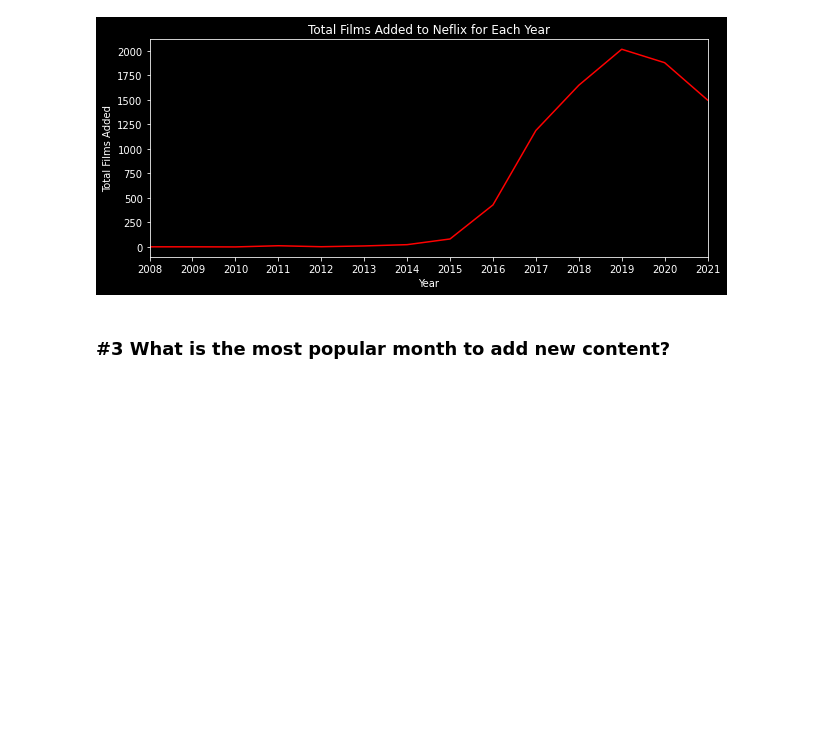
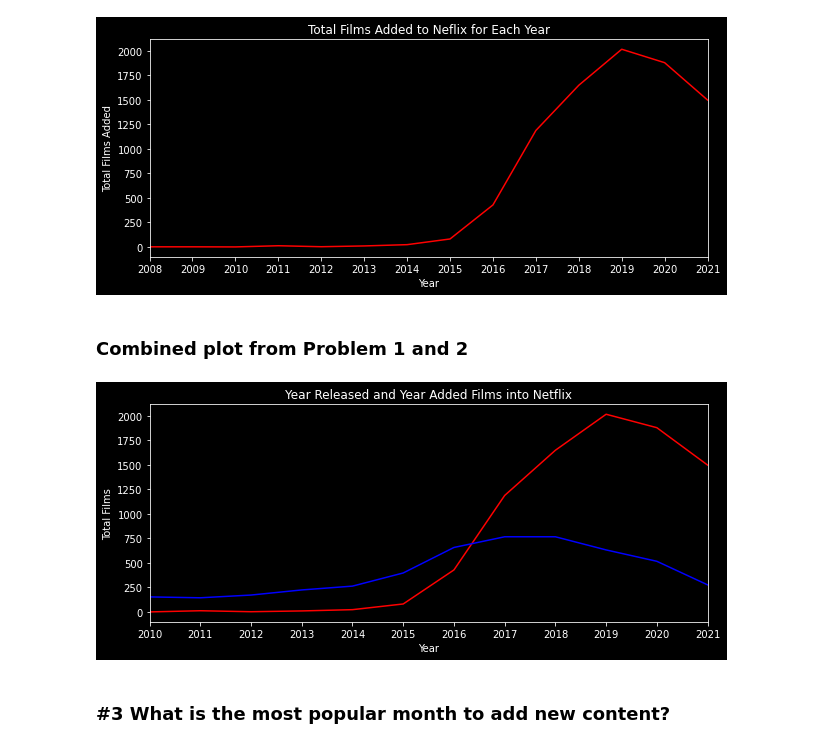
Before and after one commit to dwipaalfarisi/project-netflix-analysis, a Jupyter notebook: main.ipynb, the cells around one changed output. Cells and saved outputs as stored; diff of their text form; code cells hidden in the pictures; blank space fills up the shorter version.

```diff
--- a/main.ipynb
+++ b/main.ipynb
@@ -256,6 +256,34 @@ ax.xaxis.set_major_locator(ticker.MultipleLocator(tick_spacing))
 ax.margins(x=0)
 # %% [output]
 [figure]
+# %% [markdown]
+### Combined plot from Problem 1 and 2
+# %%
+
+# Plotting
+# Create figure and axis
+fig, ax = plt.subplots(figsize=(10, 4))
+
+# plot data
+ax.plot(year_added_period['date_added_year'], year_added_period['count'], c='red');
+
+ax.plot(release_year2['release_year'], release_year2['count'], c='blue');
+
+ax.set(title='Year Released and Year Added Films into Netflix',
+       ylabel='Total Films',
+       xlabel='Year')
+
+# set the x interval to 3 year
+tick_spacing = 1
+ax.xaxis.set_major_locator(ticker.MultipleLocator(tick_spacing))
+
+# set the x axis limit: 2010 to 2021
+plt.xlim([2010, 2021])
+
+# remove the x margin
+ax.margins(x=0)
+# %% [output]
+[figure, added]
 # %% [markdown]
 ### #3 What is the most popular month to add new content?
 # %%
```
Also changed, not shown: parts of 2 cells of this notebook, 4 other files.
